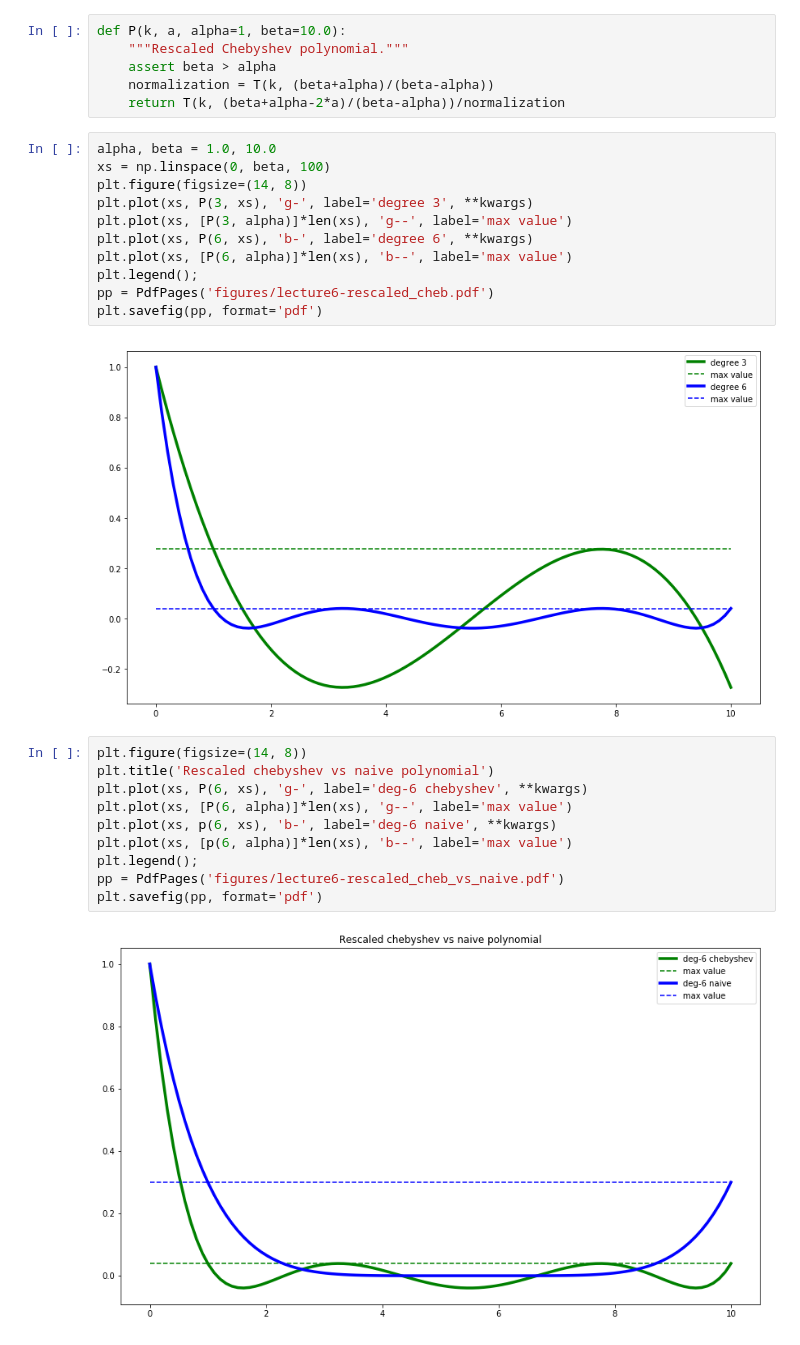
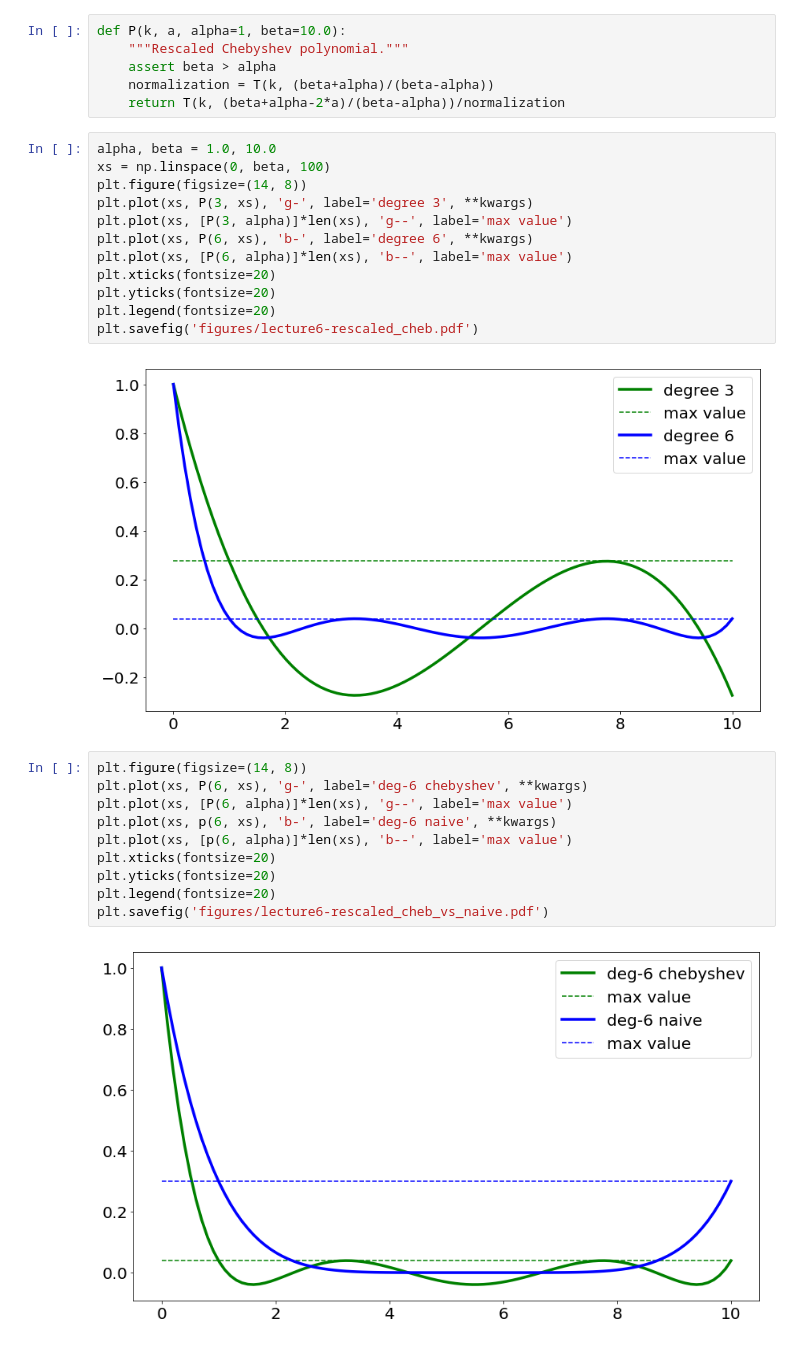
Before and after one commit to ee227c/ee227c.github.io, a Jupyter notebook: notes/lecture6.ipynb, the cells around one changed output. Cells and saved outputs as stored; diff of their text form.

```diff
--- a/notes/lecture6.ipynb
+++ b/notes/lecture6.ipynb
@@ -93,23 +98,24 @@ plt.plot(xs, P(3, xs), 'g-', label='degree 3', **kwargs)
 plt.plot(xs, [P(3, alpha)]*len(xs), 'g--', label='max value')
 plt.plot(xs, P(6, xs), 'b-', label='degree 6', **kwargs)
 plt.plot(xs, [P(6, alpha)]*len(xs), 'b--', label='max value')
-plt.legend();
-pp = PdfPages('figures/lecture6-rescaled_cheb.pdf')
-plt.savefig(pp, format='pdf')
+plt.xticks(fontsize=20)
+plt.yticks(fontsize=20)
+plt.legend(fontsize=20)
+plt.savefig('figures/lecture6-rescaled_cheb.pdf')
 # %% [output]
-[figure, old version]
+[figure, new version]
 # %%
 plt.figure(figsize=(14, 8))
-plt.title('Rescaled chebyshev vs naive polynomial')
 plt.plot(xs, P(6, xs), 'g-', label='deg-6 chebyshev', **kwargs)
 plt.plot(xs, [P(6, alpha)]*len(xs), 'g--', label='max value')
 plt.plot(xs, p(6, xs), 'b-', label='deg-6 naive', **kwargs)
 plt.plot(xs, [p(6, alpha)]*len(xs), 'b--', label='max value')
-plt.legend();
-pp = PdfPages('figures/lecture6-rescaled_cheb_vs_naive.pdf')
-plt.savefig(pp, format='pdf')
+plt.xticks(fontsize=20)
+plt.yticks(fontsize=20)
+plt.legend(fontsize=20)
+plt.savefig('figures/lecture6-rescaled_cheb_vs_naive.pdf')
 # %% [output]
-[figure, old version]
+[figure, new version]
 # %%
 vs = np.linspace(1., 1.5, 100)
 plt.figure(figsize=(14, 7))
```
Also changed, not shown: parts of 4 cells of this notebook, 7 other files.
